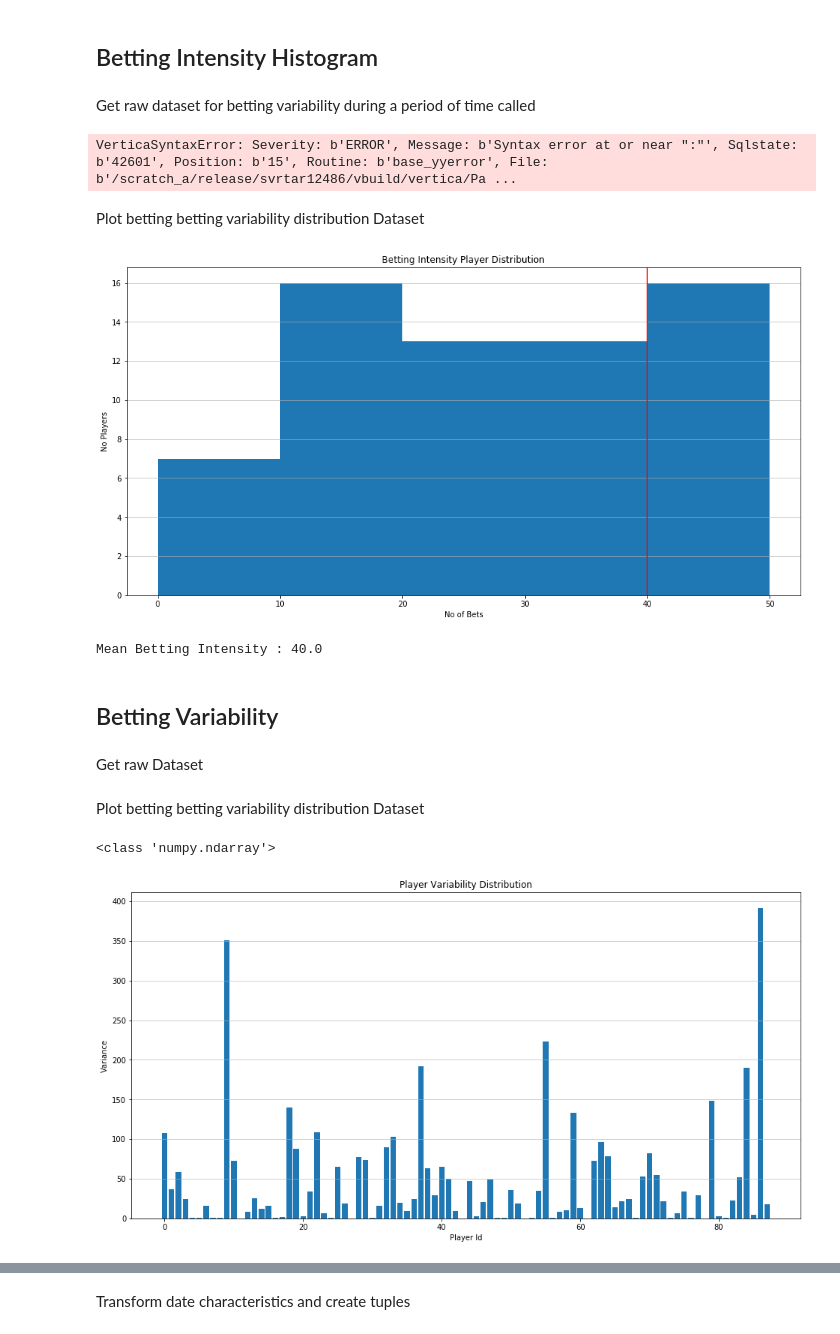
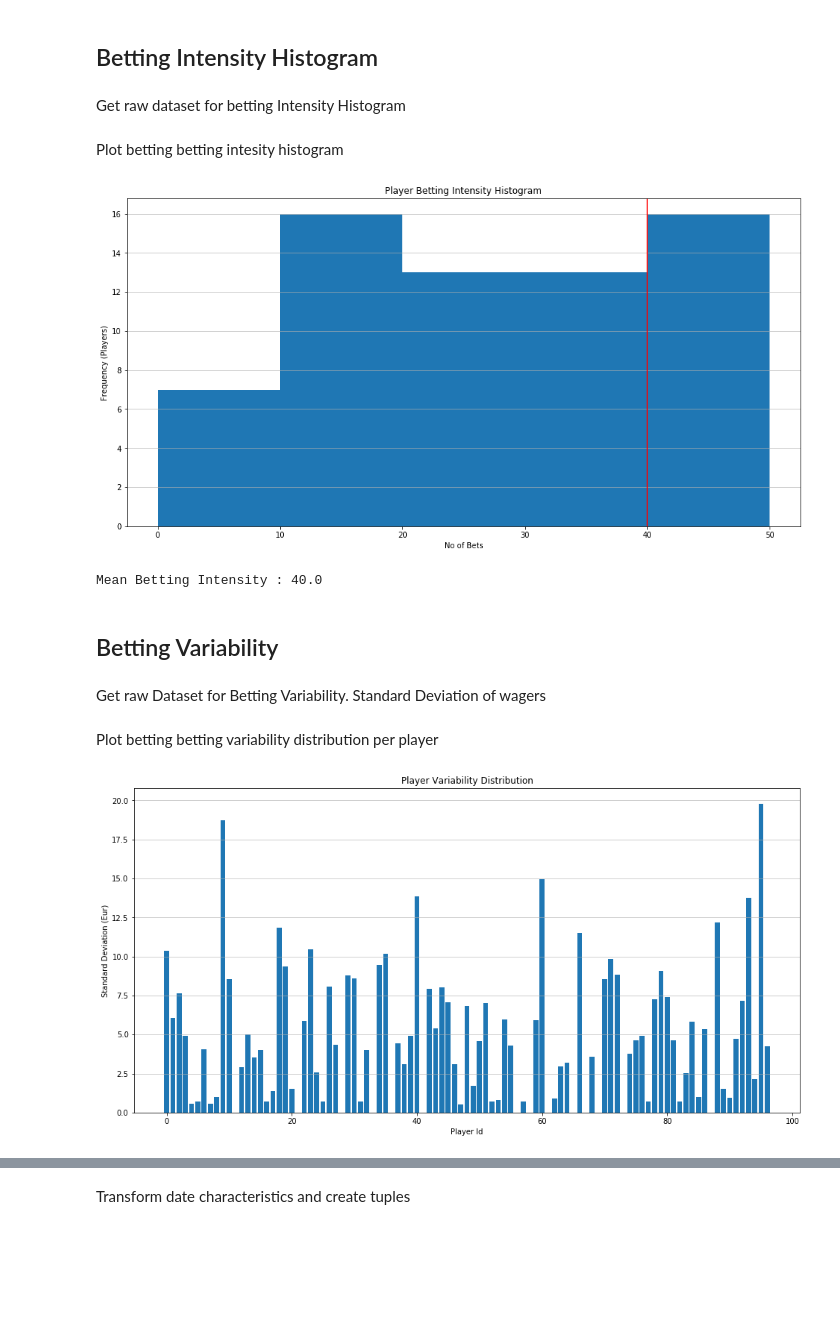
Before and after one commit to masalinas/training-vertica-python, a Jupyter notebook: notebooks/sgij_EDA_vertica.ipynb, the cells around one changed output, grey strips where cells are left out. Drawn from its saved outputs; the diff is of its cells as text; code cells hidden in the pictures; blank space fills up the shorter version.

```diff
--- a/notebooks/sgij_EDA_vertica.ipynb
+++ b/notebooks/sgij_EDA_vertica.ipynb
@@ -26,7 +31,7 @@ YEAR = 2015
 # %% [markdown]
 Vertica Database connection string
 # %%
-config = {'host': '192.168.1.40',
+config = {'host': '192.168.1.125',
              'port': 5433,
              'user': 'dbadmin',
              'password': 'password',
@@ -42,7 +47,7 @@ config = {'host': '192.168.1.40',
 
 try:
   cnx = vertica_python.connect(**config)
-except mysql.connector.Error as err:
+except vertica.connector.Error as err:
   if err.errno == errorcode.ER_ACCESS_DENIED_ERROR:
     print("Something is wrong with your user name or password")
   elif err.errno == errorcode.ER_BAD_DB_ERROR:
@@ -177,12 +186,12 @@ Mean Betting Intensity : 40.0
 # %% [markdown]
 ## Betting Intensity Histogram
 # %% [markdown]
-Get raw dataset for betting variability during a period of time called
+Get raw dataset for betting Intensity Histogram
 # %%
 cursor = cnx.cursor()
 
-query = ("SELECT @rownum:=@rownum+1 AS row_num, SUM(bettings) as total"
-         " FROM (SELECT @rownum:=0) r, gaming.player pl, gaming.account ac"
+query = ("SELECT SUM(bettings) as total"
+         " FROM gaming.player pl, gaming.account ac"
          " WHERE pl.operator_id = ac.operator_id"
          "   AND pl.player_id = ac.player_id"
          "   AND YEAR(pl.activation_date) = %s"
@@ -192,36 +201,34 @@ cursor.execute(query)
 
 # return a list of tuples
 result_betting_histogram = list(cursor.fetchall())
-# %% [output]
-VerticaSyntaxError: Severity: b'ERROR', Message: b'Syntax error at or near ":"', Sqlstate: b'42601', Position: b'15', Routine: b'base_yyerror', File: b'/scratch_a/release/svrtar12486/vbuild/vertica/Pa ...
 # %% [markdown]
-Plot betting betting variability distribution Dataset
+Plot betting betting intesity histogram
 # %%
 data = np.array(result_betting_histogram) # numpy convert to string all values
 data = data.astype(int)
 
-labels = data[:, 0]
-values = data[:, 1]
+#labels = data[:, 0]
+values = data[:, 0]
 
 mean = round(values.mean())
 
 plt.figure(figsize=(16, 8))
 cuenta, cajas, ignorar = plt.hist(values, bins=np.arange(0, 60, 10))
-plt.title('Betting Intensity Player Distribution')
+plt.title('Player Betting Intensity Histogram')
 plt.xlabel('No of Bets')
-plt.ylabel('No Players')
+plt.ylabel('Frequency (Players)')
 plt.axvline(x=mean, color='r', linestyle='-')
 plt.grid(axis='y', alpha=0.75)
 plt.show()
 
 print('Mean Betting Intensity : ' + str(mean))
 # %% [output]
-[figure, old version]
+[figure, new version]
 Mean Betting Intensity : 40.0
 # %% [markdown]
 ## Betting Variability
 # %% [markdown]
-Get raw Dataset
+Get raw Dataset for Betting Variability. Standard Deviation of wagers
 # %%
 cursor = cnx.cursor()
 
@@ -254,38 +245,29 @@ cursor.execute(query)
 # return a list of tuples
 result_betting_variability = list(cursor.fetchall())
 # %% [markdown]
-Plot betting betting variability distribution Dataset
+Plot betting betting variability distribution per player
 # %%
 data = np.array(result_betting_variability) # numpy convert to string all values()
 data = data.astype(int)
 
-'''labels = np.transpose(data[:, 0:2])
-values = np.transpose(data[:, 2])
-
-index = pd.MultiIndex.from_arrays(labels, names=('operator_id', 'player_id'))
-df = pd.DataFrame({'bettings': values}, index=index)'''
-
 df = pd.DataFrame({'operator_id': data[:,0],
-                 'player_id': data[:,1],
+                   'player_id': data[:,1],
                    'bettings': data[:,2]})
 
-# calculate the variance grouped by operator and player
-df = df.groupby(['operator_id', 'player_id']).var()
+# calculate the standard deviation grouped by operator and player and replace NaN to zero
+df = df.groupby(['operator_id', 'player_id']).std().fillna(0)
+#print(df.groupby(['operator_id', 'player_id']).head())
 
 # convert pandas dataframe to numpy vector
-var = df.values.flatten()
-
-# remove NaN values from vector
-var = var[np.logical_not(np.isnan(var))]
+betting_variability_values = df.values.flatten()
 
 # plot player variance
 plt.figure(figsize=(16, 8))
-plt.bar(np.arange(var.size), var)
+plt.bar(np.arange(betting_variability_values.size), betting_variability_values)
 plt.title('Player Variability Distribution')
 plt.xlabel('Player Id')
-plt.ylabel('Variance')
+plt.ylabel('Standard Deviation (Eur)')
 plt.grid(axis='y', alpha=0.75)
 plt.show()
 # %% [output]
-<class 'numpy.ndarray'>
-[figure, old version]
+[figure, new version]
```
Also changed, not shown: parts of 36 cells of this notebook, 3 other files.
